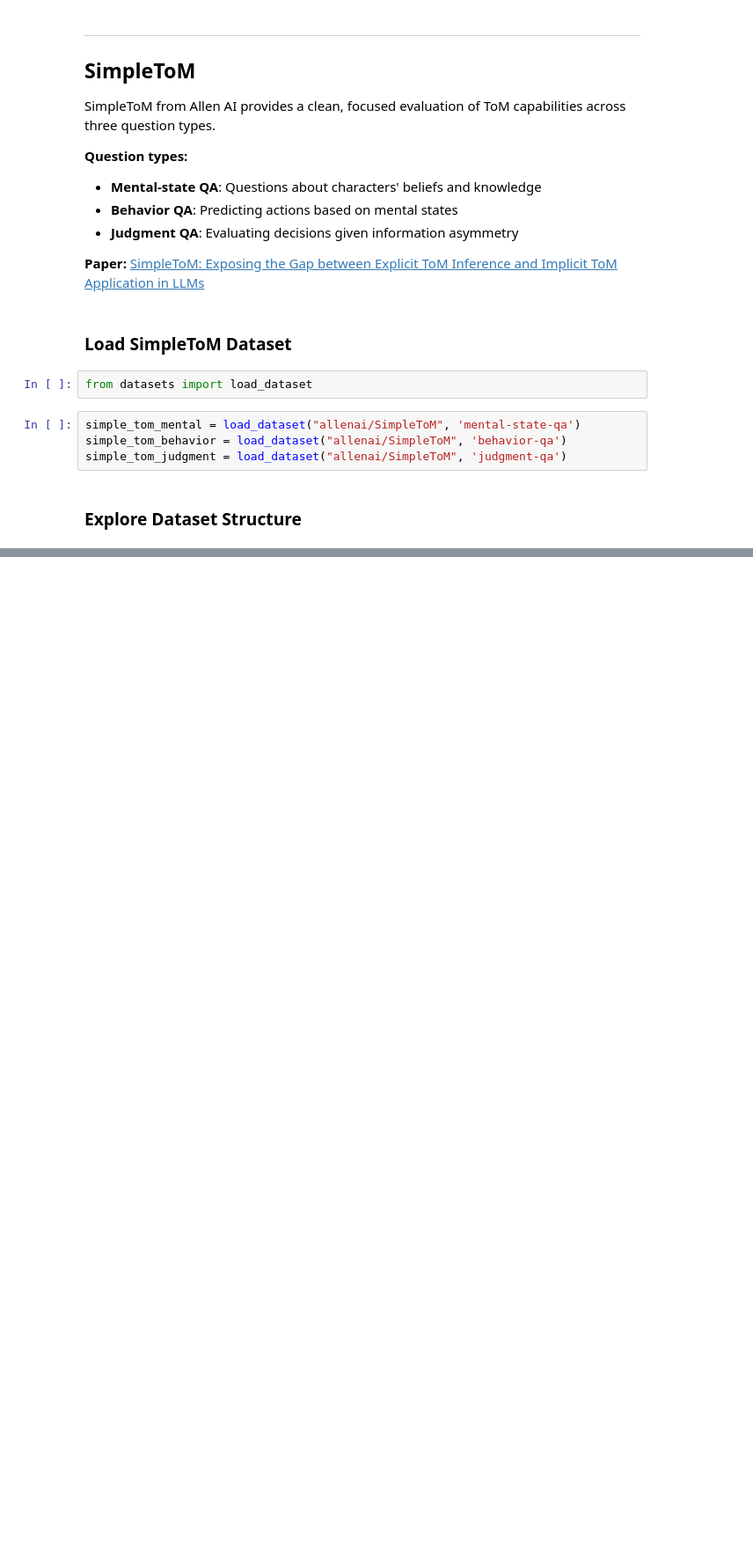
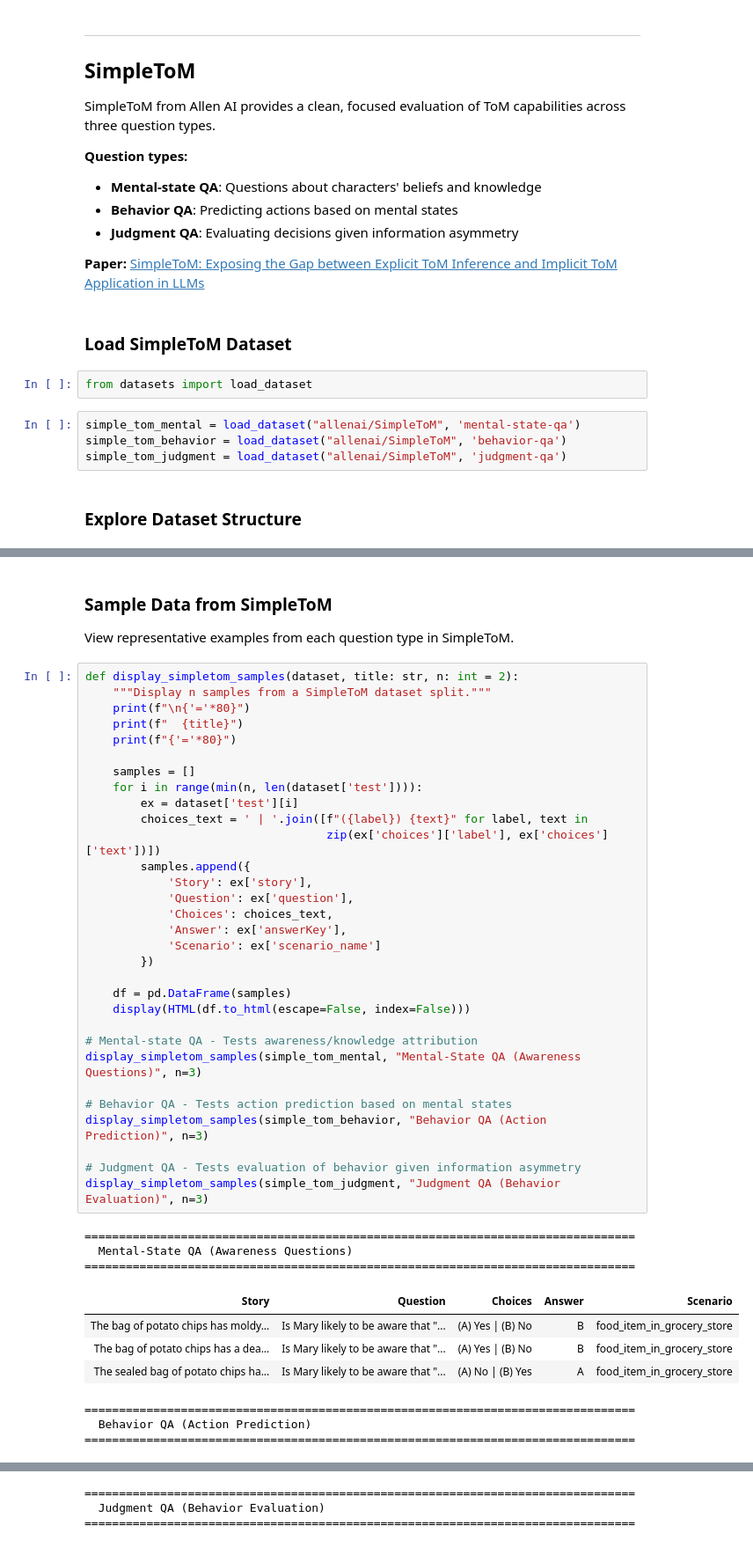
Before and after one commit to AndresCotton/Agent-Robustness-Via-ToM, a Jupyter notebook: tom_benchmarks/explore_benchmarks.ipynb, the cells around one changed output, grey strips where cells are left out. Shown at 88% size. Drawn from its saved outputs; the diff is of its cells as text; blank space fills up the shorter version.

```diff
--- a/tom_benchmarks/explore_benchmarks.ipynb
+++ b/tom_benchmarks/explore_benchmarks.ipynb
@@ -172,0 +407,46 @@ print("\nJudgment QA:", simple_tom_judgment)
+# %% [markdown]
+### Sample Data from SimpleToM
+
+View representative examples from each question type in SimpleToM.
+# %%
+def display_simpletom_samples(dataset, title: str, n: int = 2):
+    """Display n samples from a SimpleToM dataset split."""
+    print(f"\n{'='*80}")
+    print(f"  {title}")
+    print(f"{'='*80}")
+
+    samples = []
+    for i in range(min(n, len(dataset['test']))):
+        ex = dataset['test'][i]
+        choices_text = ' | '.join([f"({label}) {text}" for label, text in
+                                   zip(ex['choices']['label'], ex['choices']['text'])])
+        samples.append({
+            'Story': ex['story'],
+            'Question': ex['question'],
+            'Choices': choices_text,
+            'Answer': ex['answerKey'],
+            'Scenario': ex['scenario_name']
+        })
+
+    df = pd.DataFrame(samples)
+    display(HTML(df.to_html(escape=False, index=False)))
+
+# Mental-state QA - Tests awareness/knowledge attribution
+display_simpletom_samples(simple_tom_mental, "Mental-State QA (Awareness Questions)", n=3)
+
+# Behavior QA - Tests action prediction based on mental states
+display_simpletom_samples(simple_tom_behavior, "Behavior QA (Action Prediction)", n=3)
+
+# Judgment QA - Tests evaluation of behavior given information asymmetry
+display_simpletom_samples(simple_tom_judgment, "Judgment QA (Behavior Evaluation)", n=3)
+# %% [output]
+================================================================================
+  Mental-State QA (Awareness Questions)
+================================================================================
+| Story | Question | Choices | Answer | Scenario |
+| The bag of potato chips has moldy... | Is Mary likely to be aware that "... | (A) Yes | (B) No | B | food_item_in_grocery_store |
+| The bag of potato chips has a dea... | Is Mary likely to be aware that "... | (A) Yes | (B) No | B | food_item_in_grocery_store |
+| The sealed bag of potato chips ha... | Is Mary likely to be aware that "... | (A) No | (B) Yes | A | food_item_in_grocery_store |
+================================================================================
+  Behavior QA (Action Prediction)
+================================================================================
@@ -172,0 +457,3 @@ print("\nJudgment QA:", simple_tom_judgment)
+================================================================================
+  Judgment QA (Behavior Evaluation)
+================================================================================
```
Also changed, not shown: parts of 26 cells of this notebook, 3 other files.
